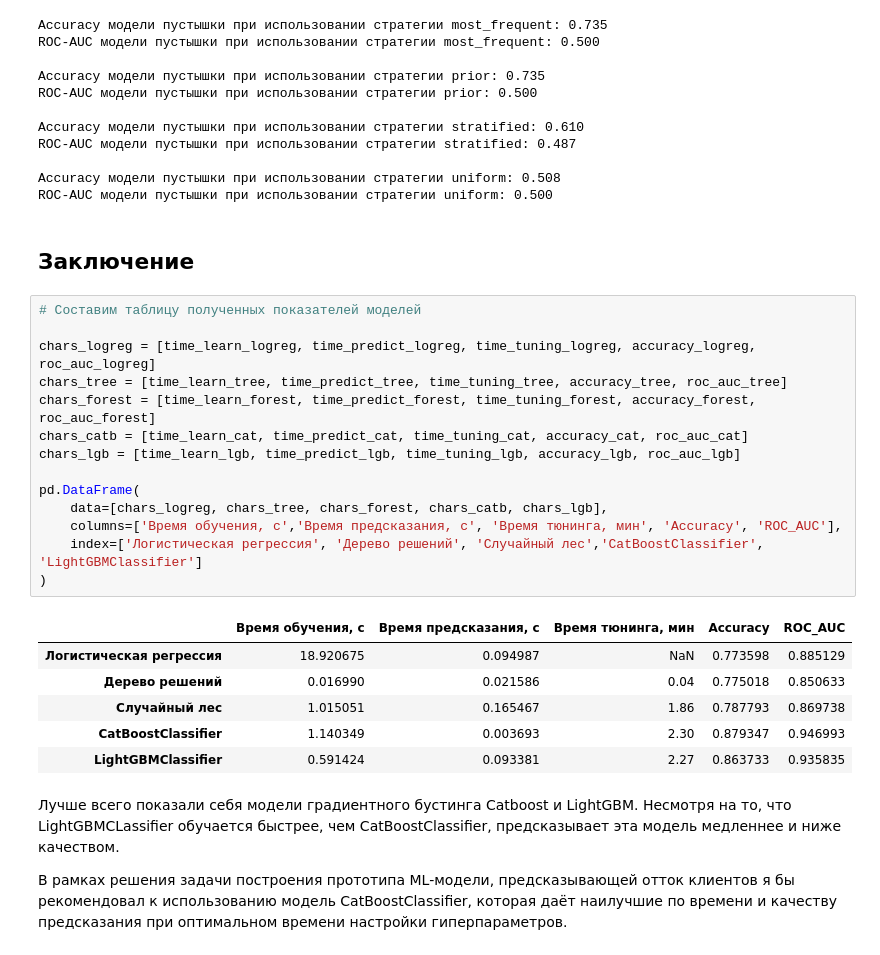
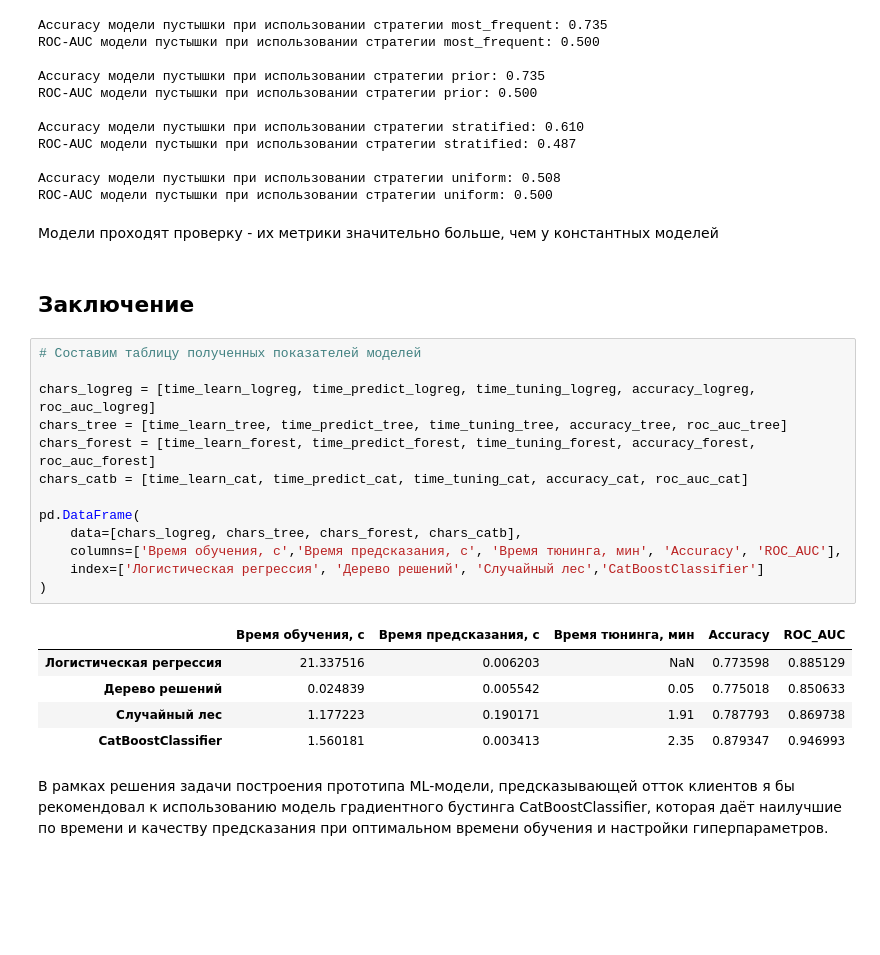
Before and after one commit to BloodinMaster/Portfolio, a Jupyter notebook: customer_churn_ml/customer_churn_ml.ipynb, the cells around one changed output. Saved outputs shown, nothing was run; the diff lists cells and outputs as text; blank space fills up the shorter version.

```diff
--- a/customer_churn_ml/customer_churn_ml.ipynb
+++ b/customer_churn_ml/customer_churn_ml.ipynb
@@ -885,30 +805,28 @@ ROC-AUC модели пустышки при использовании стра
 
 Accuracy модели пустышки при использовании стратегии uniform: 0.508
 ROC-AUC модели пустышки при использовании стратегии uniform: 0.500
+# %% [markdown]
+Модели проходят проверку - их метрики значительно больше, чем у константных моделей
 # %% [markdown]
 ## Заключение
 # %%
 # Составим таблицу полученных показателей моделей
 
 chars_logreg = [time_learn_logreg, time_predict_logreg, time_tuning_logreg, accuracy_logreg, roc_auc_logreg]
 chars_tree = [time_learn_tree, time_predict_tree, time_tuning_tree, accuracy_tree, roc_auc_tree]
 chars_forest = [time_learn_forest, time_predict_forest, time_tuning_forest, accuracy_forest, roc_auc_forest]
 chars_catb = [time_learn_cat, time_predict_cat, time_tuning_cat, accuracy_cat, roc_auc_cat]
-chars_lgb = [time_learn_lgb, time_predict_lgb, time_tuning_lgb, accuracy_lgb, roc_auc_lgb]
 
 pd.DataFrame(
-    data=[chars_logreg, chars_tree, chars_forest, chars_catb, chars_lgb],
+    data=[chars_logreg, chars_tree, chars_forest, chars_catb],
     columns=['Время обучения, c','Время предсказания, с', 'Время тюнинга, мин', 'Accuracy', 'ROC_AUC'],
-    index=['Логистическая регрессия', 'Дерево решений', 'Случайный лес','CatBoostClassifier', 'LightGBMClassifier']
+    index=['Логистическая регрессия', 'Дерево решений', 'Случайный лес','CatBoostClassifier']
 )
 # %% [output]
 |  | Время обучения, c | Время предсказания, с | Время тюнинга, мин | Accuracy | ROC_AUC |
-| Логистическая регрессия | 18.920675 | 0.094987 | NaN | 0.773598 | 0.885129 |
-| Дерево решений | 0.016990 | 0.021586 | 0.04 | 0.775018 | 0.850633 |
-| Случайный лес | 1.015051 | 0.165467 | 1.86 | 0.787793 | 0.869738 |
-| CatBoostClassifier | 1.140349 | 0.003693 | 2.30 | 0.879347 | 0.946993 |
-| LightGBMClassifier | 0.591424 | 0.093381 | 2.27 | 0.863733 | 0.935835 |
+| Логистическая регрессия | 21.337516 | 0.006203 | NaN | 0.773598 | 0.885129 |
+| Дерево решений | 0.024839 | 0.005542 | 0.05 | 0.775018 | 0.850633 |
+| Случайный лес | 1.177223 | 0.190171 | 1.91 | 0.787793 | 0.869738 |
+| CatBoostClassifier | 1.560181 | 0.003413 | 2.35 | 0.879347 | 0.946993 |
 # %% [markdown]
-Лучше всего показали себя модели градиентного бустинга Catboost и LightGBM. Несмотря на то, что LightGBMCLassifier обучается быстрее, чем CatBoostClassifier, предсказывает эта модель медленнее и ниже качеством.
-
-В рамках решения задачи построения прототипа ML-модели, предсказывающей отток клиентов я бы рекомендовал к использованию модель CatBoostClassifier, которая даёт наилучшие по времени и качеству предсказания при оптимальном времени настройки гиперпараметров.
+В рамках решения задачи построения прототипа ML-модели, предсказывающей отток клиентов я бы рекомендовал к использованию модель градиентного бустинга CatBoostClassifier, которая даёт наилучшие по времени и качеству предсказания при оптимальном времени обучения и настройки гиперпараметров.
```
Also changed, not shown: parts of 27 cells of this notebook.
